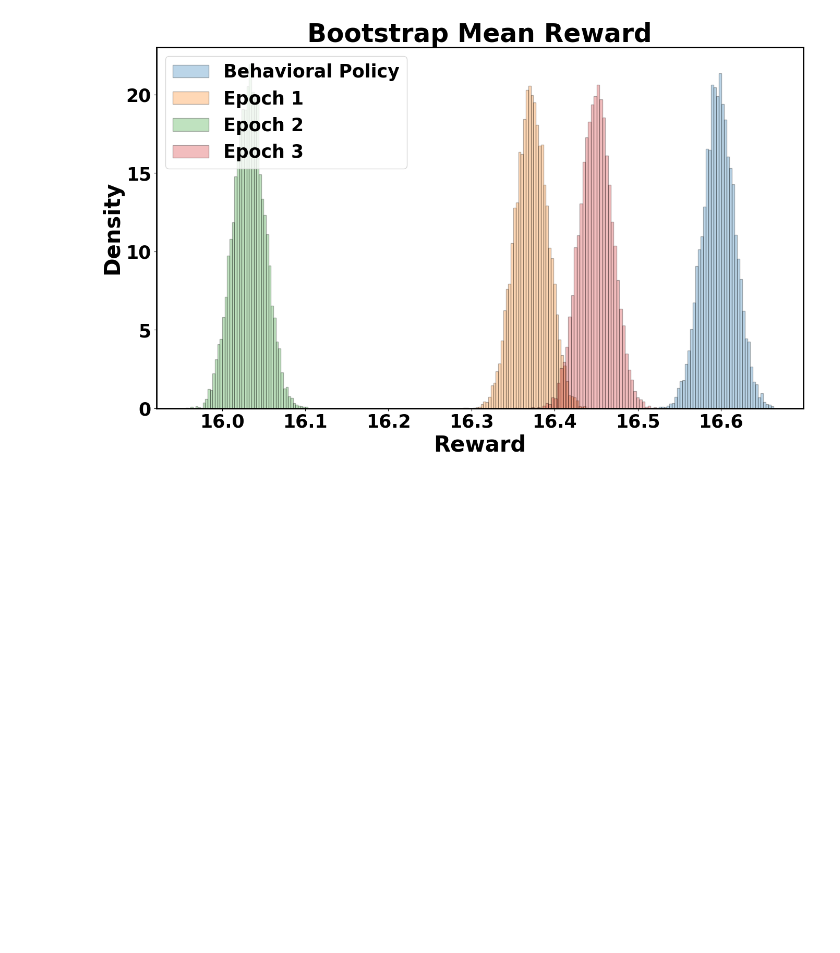
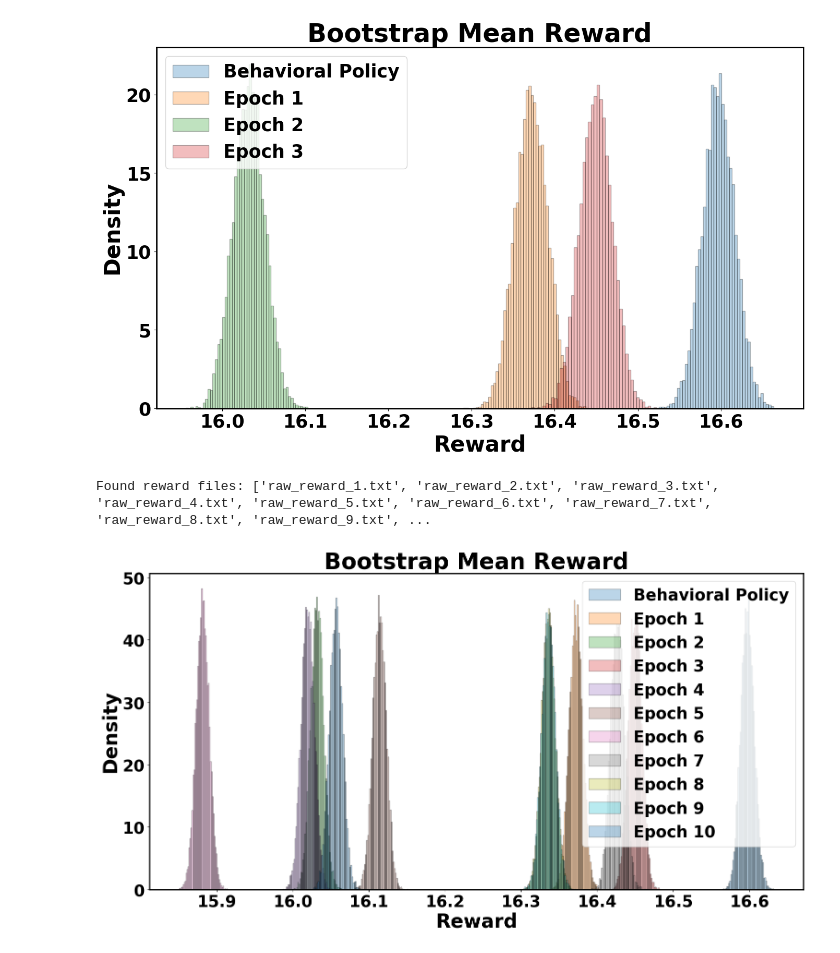
Before and after one commit to kevinkang1125/Hi_CoLA_Bus, a Jupyter notebook: result_evaluation.ipynb, the cells around one changed output. Saved outputs shown, nothing was run; the diff lists cells and outputs as text; code cells hidden in the pictures; blank space fills up the shorter version.

```diff
--- a/result_evaluation.ipynb
+++ b/result_evaluation.ipynb
@@ -74,3 +74,53 @@ plt.legend()
 plt.show()
 # %% [output]
 [figure]
+# %%
+import numpy as np
+import matplotlib.pyplot as plt
+import os
+from glob import glob
+
+# Plot config
+plt.rcParams['axes.unicode_minus'] = False
+plt.rcParams['figure.figsize'] = (16, 9)
+plt.rcParams['font.size'] = 25
+plt.rcParams["font.weight"] = "bold"
+plt.rcParams["axes.labelweight"] = "bold"
+plt.rcParams["axes.linewidth"] = 2
+
+# Parameters
+n_bootstrap = 10000
+n_samples = 200000
+
+# === Automatically find all reward files ===
+reward_files = sorted(glob("raw_reward_*.txt"), key=lambda f: int(f.split("_")[-1].split(".")[0]))
+print(f"Found reward files: {reward_files}")
+
+# === Load all return lists ===
+return_lists = [np.loadtxt(f) for f in reward_files]
+
+# === Bootstrap all ===
+bootstrap_means_list = []
+for ret_list in return_lists:
+    means = []
+    for _ in range(n_bootstrap):
+        sample = np.random.choice(ret_list, size=n_samples, replace=True)
+        means.append(np.mean(sample))
+    bootstrap_means_list.append(np.array(means))
+
+# === Plot distributions ===
+for i, means in enumerate(bootstrap_means_list):
+    label = f"Epoch {i}" if i > 0 else "Behavioral Policy"
+    plt.hist(means, bins=50, density=True, alpha=0.3, edgecolor='k', label=label)
+
+plt.xlabel('Reward', weight='bold', fontsize=30)
+plt.ylabel('Density', weight='bold', fontsize=30)
+plt.title('Bootstrap Mean Reward', weight='bold', fontsize=35)
+plt.xticks(weight='bold')
+plt.yticks(weight='bold')
+plt.legend()
+plt.tight_layout()
+plt.show()
+# %% [output]
+Found reward files: ['raw_reward_1.txt', 'raw_reward_2.txt', 'raw_reward_3.txt', 'raw_reward_4.txt', 'raw_reward_5.txt', 'raw_reward_6.txt', 'raw_reward_7.txt', 'raw_reward_8.txt', 'raw_reward_9.txt', ...
+[figure, added]
```
Also changed, not shown: parts of 10 cells of this notebook, 11 other files.
